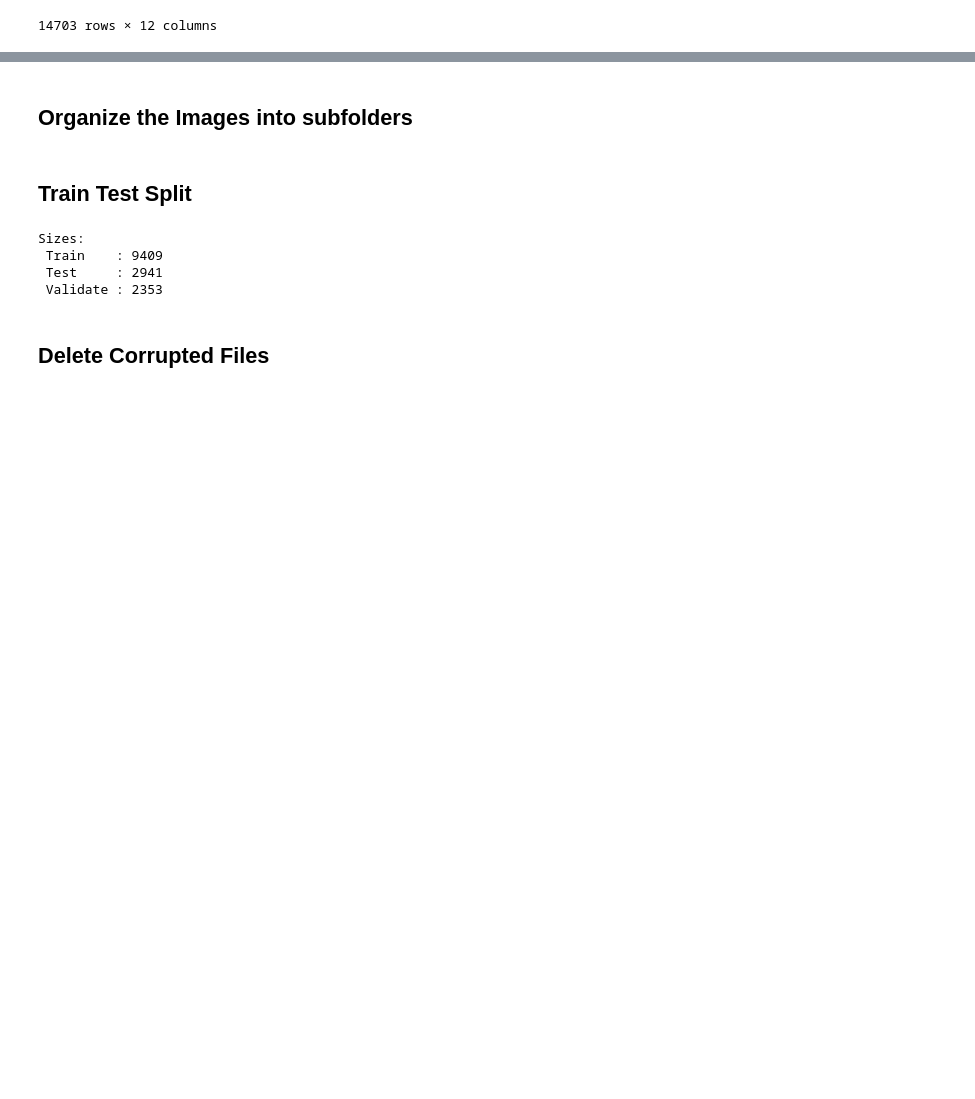
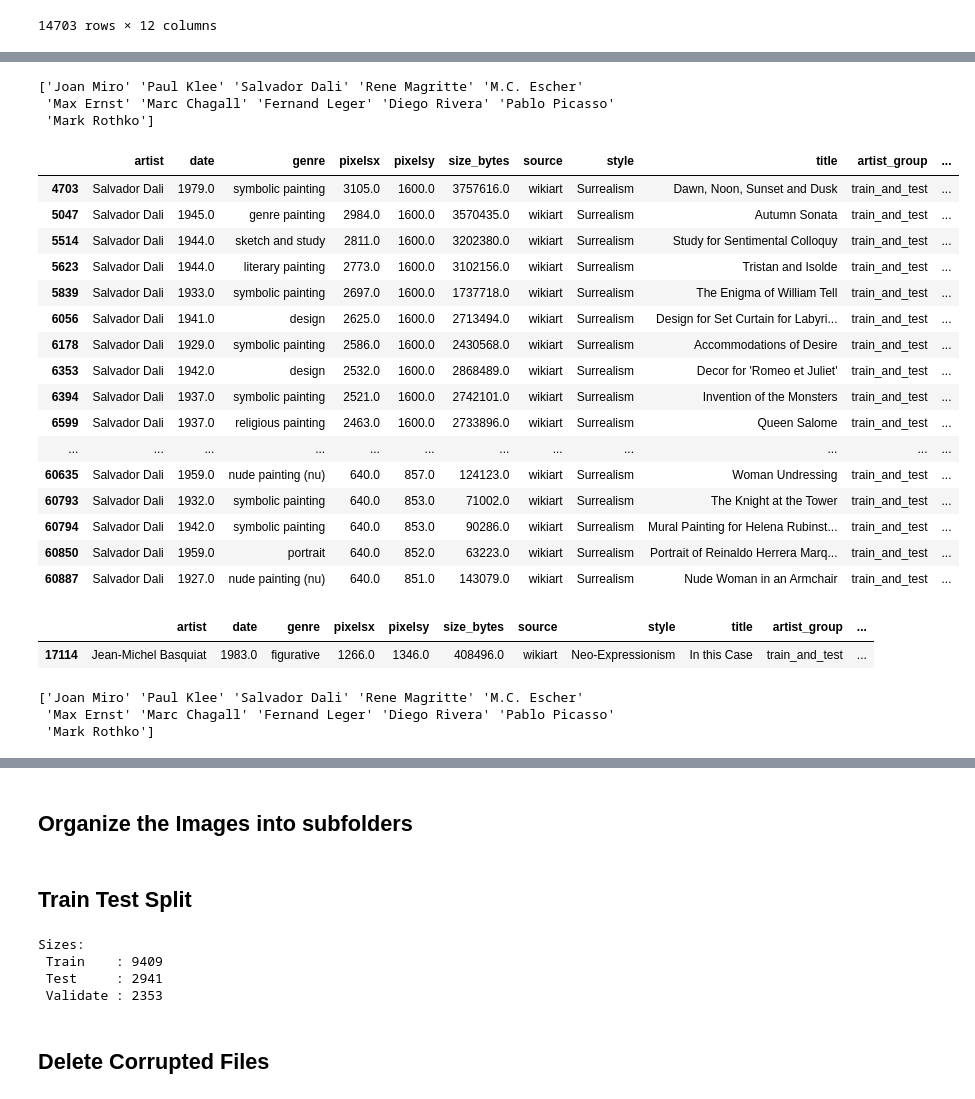
Before and after one commit to rcharan/art-dream, a Jupyter notebook: dataset/artist-selection.ipynb, the cells around one changed output, grey strips where cells are left out. Cells and saved outputs as stored; diff of their text form; code cells hidden in the pictures; blank space fills up the shorter version.

```diff
--- a/dataset/artist-selection.ipynb
+++ b/dataset/artist-selection.ipynb
@@ -357,0 +393,38 @@ artist_df
+# %%
+surrealism = df_trimmed[df_trimmed['style'] == 'Surrealism']
+print(surrealism['artist'].unique())
+surrealism[surrealism['artist'] == 'Salvador Dali']
+# %% [output]
+['Joan Miro' 'Paul Klee' 'Salvador Dali' 'Rene Magritte' 'M.C. Escher'
+ 'Max Ernst' 'Marc Chagall' 'Fernand Leger' 'Diego Rivera' 'Pablo Picasso'
+ 'Mark Rothko']
+|  | artist | date | genre | pixelsx | pixelsy | size_bytes | source | style | title | artist_group | ... |
+| 4703 | Salvador Dali | 1979.0 | symbolic painting | 3105.0 | 1600.0 | 3757616.0 | wikiart | Surrealism | Dawn, Noon, Sunset and Dusk | train_and_test | ... |
+| 5047 | Salvador Dali | 1945.0 | genre painting | 2984.0 | 1600.0 | 3570435.0 | wikiart | Surrealism | Autumn Sonata | train_and_test | ... |
+| 5514 | Salvador Dali | 1944.0 | sketch and study | 2811.0 | 1600.0 | 3202380.0 | wikiart | Surrealism | Study for Sentimental Colloquy | train_and_test | ... |
+| 5623 | Salvador Dali | 1944.0 | literary painting | 2773.0 | 1600.0 | 3102156.0 | wikiart | Surrealism | Tristan and Isolde | train_and_test | ... |
+| 5839 | Salvador Dali | 1933.0 | symbolic painting | 2697.0 | 1600.0 | 1737718.0 | wikiart | Surrealism | The Enigma of William Tell | train_and_test | ... |
+| 6056 | Salvador Dali | 1941.0 | design | 2625.0 | 1600.0 | 2713494.0 | wikiart | Surrealism | Design for Set Curtain for Labyri... | train_and_test | ... |
+| 6178 | Salvador Dali | 1929.0 | symbolic painting | 2586.0 | 1600.0 | 2430568.0 | wikiart | Surrealism | Accommodations of Desire | train_and_test | ... |
+| 6353 | Salvador Dali | 1942.0 | design | 2532.0 | 1600.0 | 2868489.0 | wikiart | Surrealism | Decor for 'Romeo et Juliet' | train_and_test | ... |
+| 6394 | Salvador Dali | 1937.0 | symbolic painting | 2521.0 | 1600.0 | 2742101.0 | wikiart | Surrealism | Invention of the Monsters | train_and_test | ... |
+| 6599 | Salvador Dali | 1937.0 | religious painting | 2463.0 | 1600.0 | 2733896.0 | wikiart | Surrealism | Queen Salome | train_and_test | ... |
+| ... | ... | ... | ... | ... | ... | ... | ... | ... | ... | ... | ... |
+| 60635 | Salvador Dali | 1959.0 | nude painting (nu) | 640.0 | 857.0 | 124123.0 | wikiart | Surrealism | Woman Undressing | train_and_test | ... |
+| 60793 | Salvador Dali | 1932.0 | symbolic painting | 640.0 | 853.0 | 71002.0 | wikiart | Surrealism | The Knight at the Tower | train_and_test | ... |
+| 60794 | Salvador Dali | 1942.0 | symbolic painting | 640.0 | 853.0 | 90286.0 | wikiart | Surrealism | Mural Painting for Helena Rubinst... | train_and_test | ... |
+| 60850 | Salvador Dali | 1959.0 | portrait | 640.0 | 852.0 | 63223.0 | wikiart | Surrealism | Portrait of Reinaldo Herrera Marq... | train_and_test | ... |
+| 60887 | Salvador Dali | 1927.0 | nude painting (nu) | 640.0 | 851.0 | 143079.0 | wikiart | Surrealism | Nude Woman in an Armchair | train_and_test | ... |
+# %%
+df_trimmed[df_trimmed.new_filename == '49464.jpg']
+# %% [output]
+|  | artist | date | genre | pixelsx | pixelsy | size_bytes | source | style | title | artist_group | ... |
+| 17114 | Jean-Michel Basquiat | 1983.0 | figurative | 1266.0 | 1346.0 | 408496.0 | wikiart | Neo-Expressionism | In this Case | train_and_test | ... |
+# %%
+surrealism = df_trimmed[df_trimmed['style'] == 'Surrealism']
+print(surrealism['artist'].unique())
+# impressionism[impressionism['artist'] == 'Mary Cassatt']
+# %% [output]
+['Joan Miro' 'Paul Klee' 'Salvador Dali' 'Rene Magritte' 'M.C. Escher'
+ 'Max Ernst' 'Marc Chagall' 'Fernand Leger' 'Diego Rivera' 'Pablo Picasso'
+ 'Mark Rothko']
```
Also changed, not shown: parts of 14 cells of this notebook, 1 other file.
